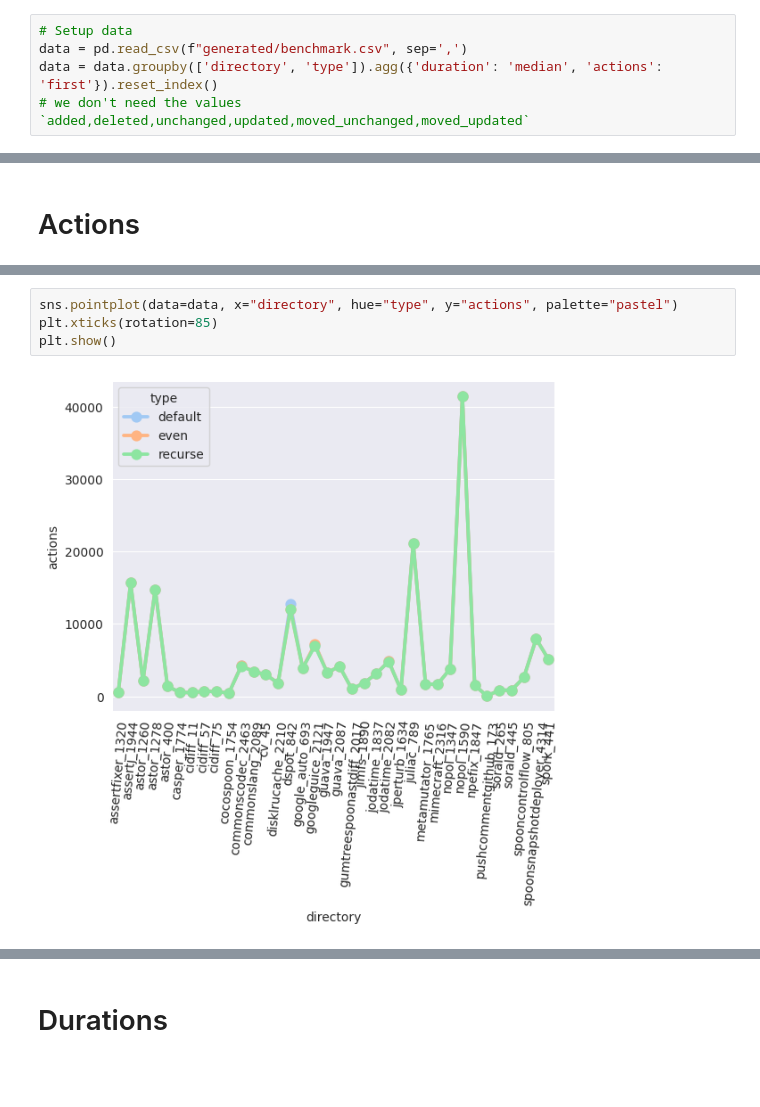
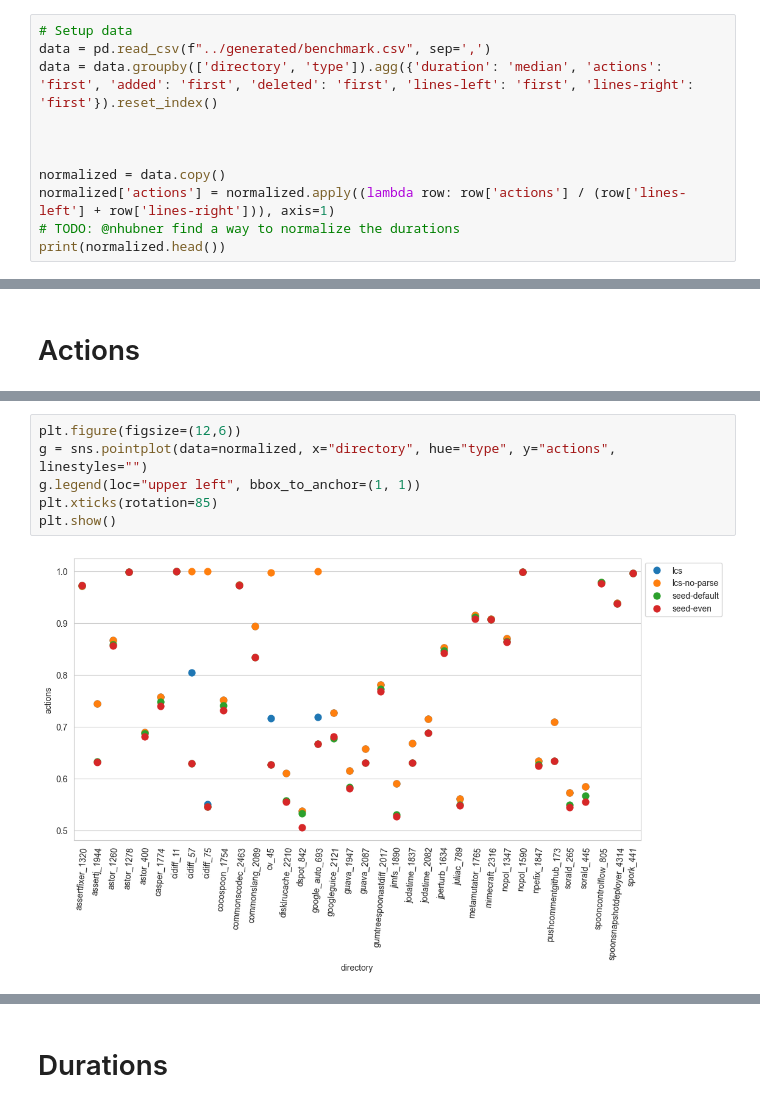
Before and after one commit to labri-progress/cidiff, a Jupyter notebook: python/benchmark.ipynb, the cells around one changed output, grey strips where cells are left out. Cells and saved outputs as stored; diff of their text form; blank space fills up the shorter version.

Commit message:
benchmark

```diff
--- a/python/benchmark.ipynb
+++ b/python/benchmark.ipynb
@@ -6,6 +6,12 @@ import pandas as pd
 import seaborn as sns
 # %%
 # Setup data
-data = pd.read_csv(f"generated/benchmark.csv", sep=',')
-data = data.groupby(['directory', 'type']).agg({'duration': 'median', 'actions': 'first'}).reset_index()
-# we don't need the values `added,deleted,unchanged,updated,moved_unchanged,moved_updated`
+data = pd.read_csv(f"../generated/benchmark.csv", sep=',')
+data = data.groupby(['directory', 'type']).agg({'duration': 'median', 'actions': 'first', 'added': 'first', 'deleted': 'first', 'lines-left': 'first', 'lines-right': 'first'}).reset_index()
+
+
+
+normalized = data.copy()
+normalized['actions'] = normalized.apply((lambda row: row['actions'] / (row['lines-left'] + row['lines-right'])), axis=1)
+# TODO: @nhubner find a way to normalize the durations
+print(normalized.head())
@@ -19,6 +39,8 @@ plt.show()
 # %%
-sns.pointplot(data=data, x="directory", hue="type", y="actions", palette="pastel")
+plt.figure(figsize=(12,6))
+g = sns.pointplot(data=normalized, x="directory", hue="type", y="actions", linestyles="")
+g.legend(loc="upper left", bbox_to_anchor=(1, 1))
 plt.xticks(rotation=85)
 plt.show()
 # %% [output]
-[figure, old version]
+[figure, new version]
```
Also changed, not shown: parts of 9 cells of this notebook, 5 other files.
